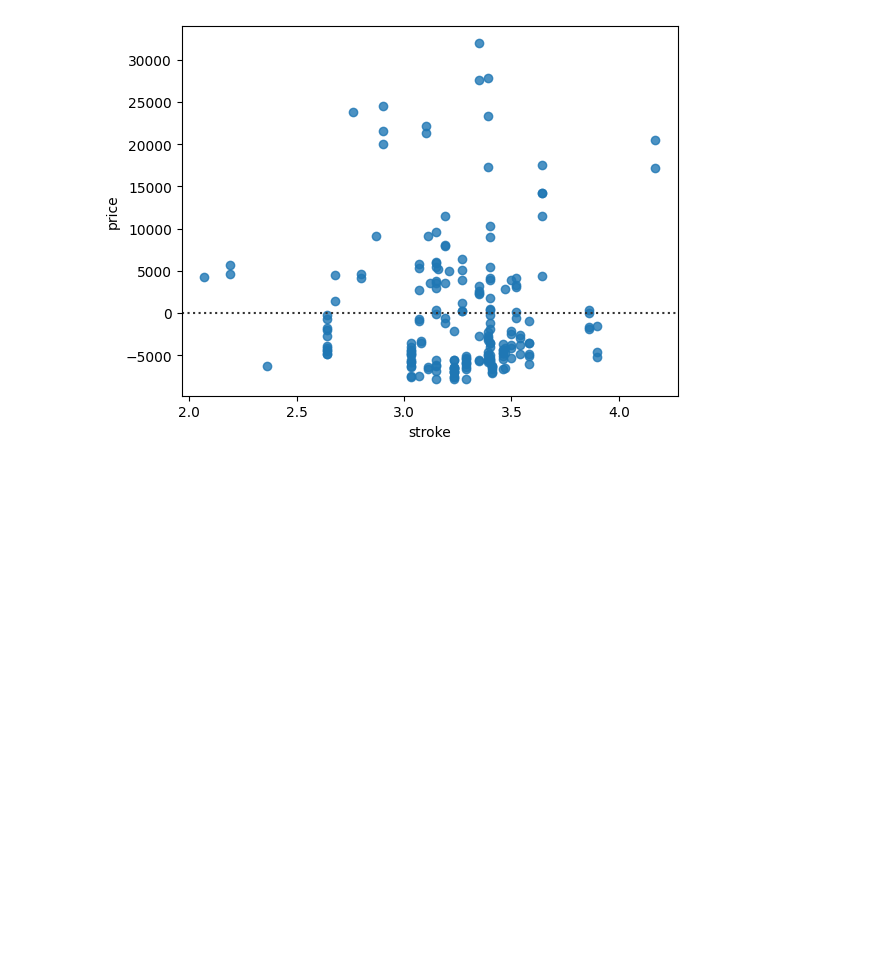
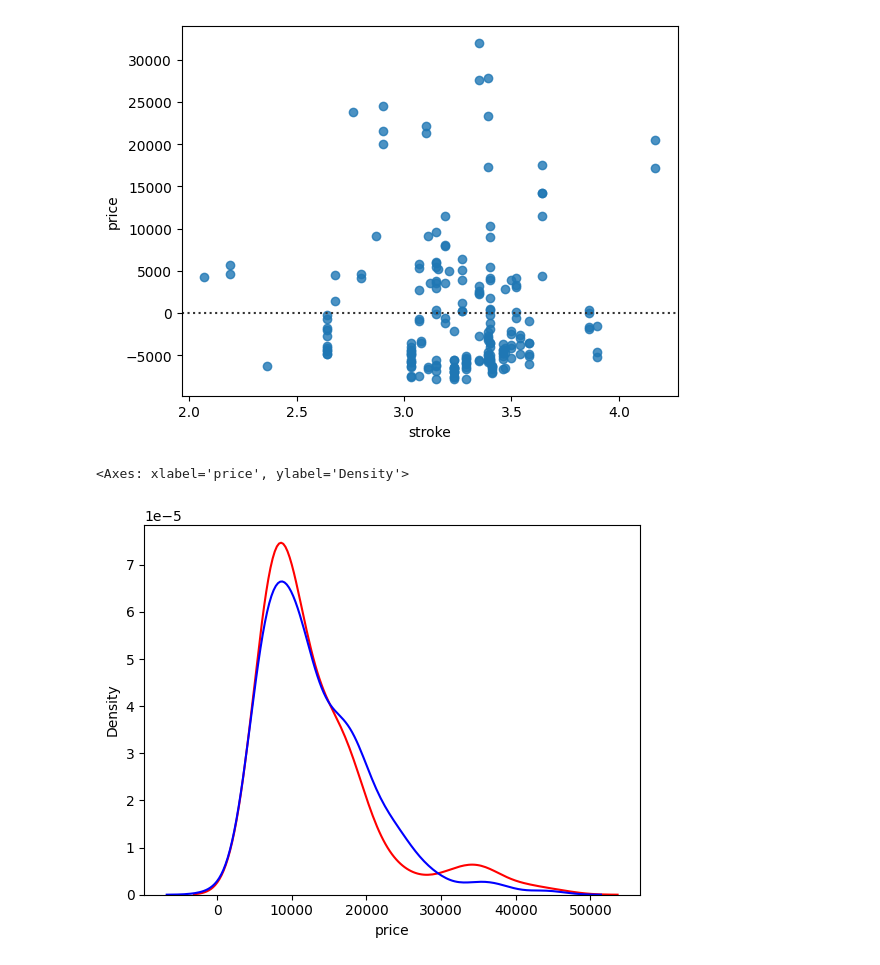
Before and after one commit to VishSeran/Data-Preprocessing-ML, a Jupyter notebook: UseCarPricing.ipynb, the cells around one changed output. Saved outputs shown, nothing was run; the diff lists cells and outputs as text; code cells hidden in the pictures; blank space fills up the shorter version.

Commit message:
distrubution plot

```diff
--- a/UseCarPricing.ipynb
+++ b/UseCarPricing.ipynb
@@ -430,3 +430,9 @@ sns.residplot(x = 'stroke', y='price', data=df)
 # %% [output]
 <Axes: xlabel='stroke', ylabel='price'>
 [figure]
+# %%
+ax1 = sns.kdeplot(data = df['price'],color='r', label = 'Actual Value', legend=True)
+sns.kdeplot(data = yhat, color ='blue', label = 'predicted value', legend= True, ax=ax1)
+# %% [output]
+<Axes: xlabel='price', ylabel='Density'>
+[figure, added]
```
